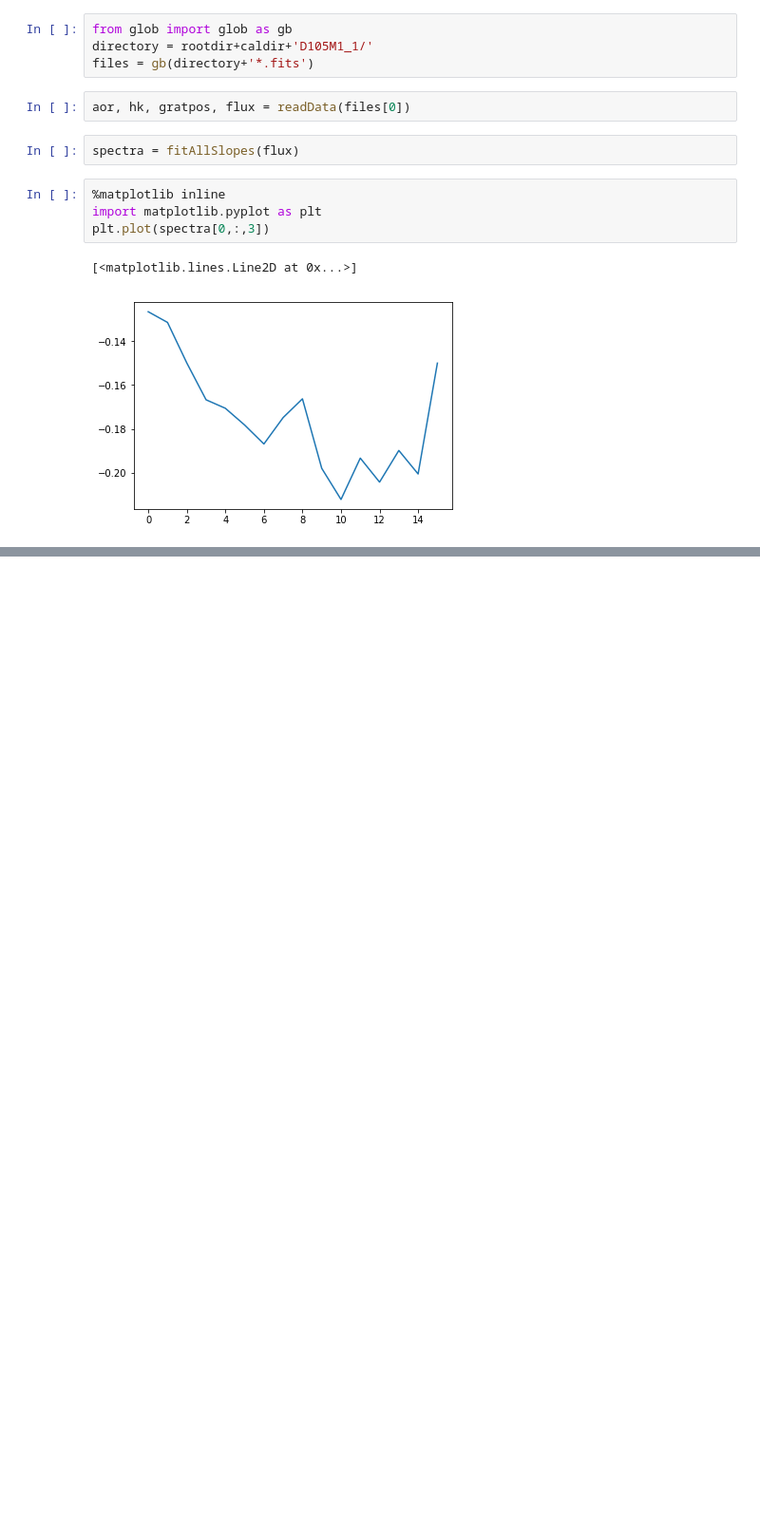
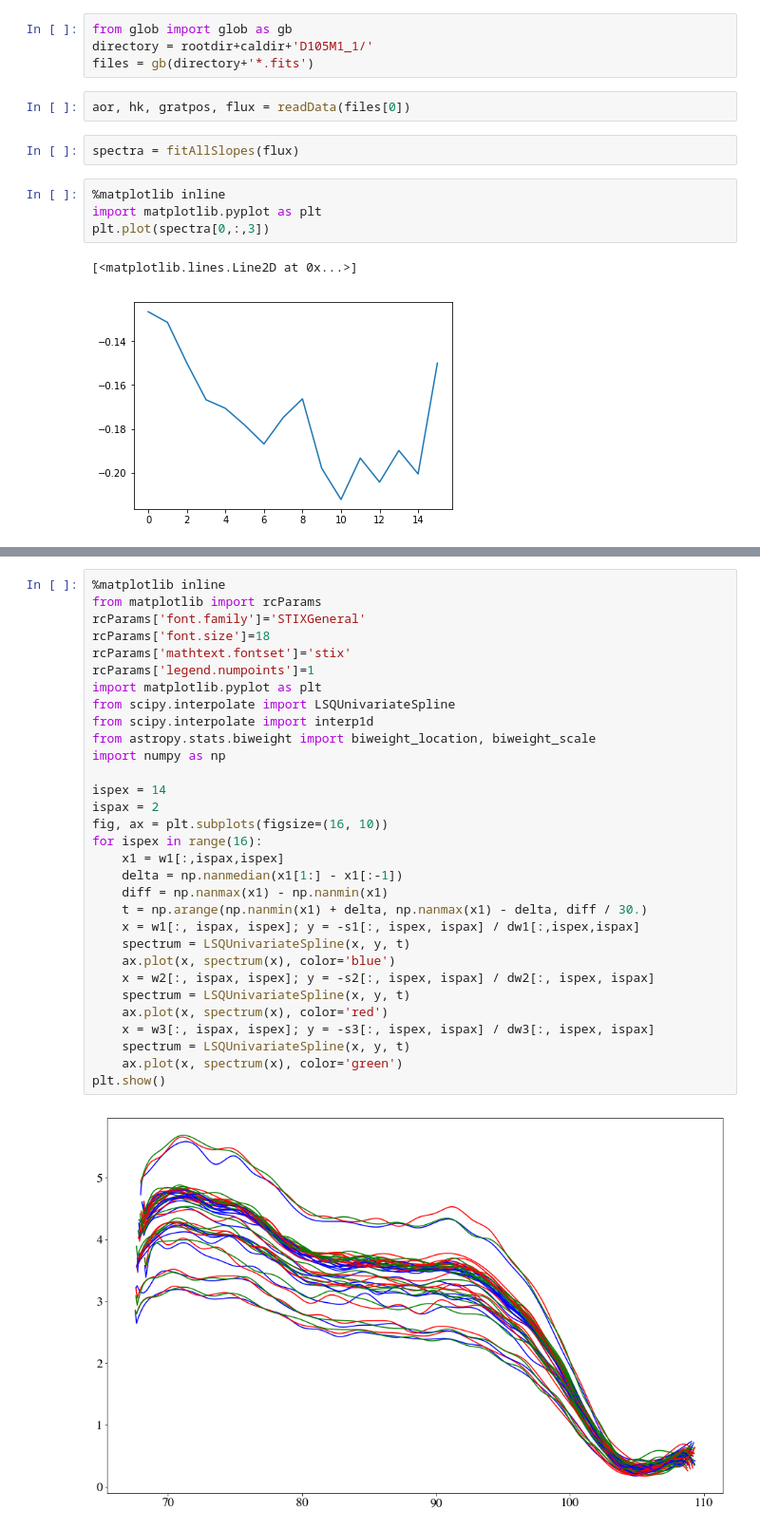
Before and after one commit to darioflute/fifipy, a Jupyter notebook: fifipy/examples/Example.ipynb, the cells around one changed output, grey strips where cells are left out. Shown at 95% size. Saved outputs shown, nothing was run; the diff lists cells and outputs as text; blank space fills up the shorter version.

```diff
--- a/fifipy/examples/Example.ipynb
+++ b/fifipy/examples/Example.ipynb
@@ -21,0 +129,33 @@ plt.plot(spectra[0,:,3])
+# %%
+%matplotlib inline
+from matplotlib import rcParams
+rcParams['font.family']='STIXGeneral'
+rcParams['font.size']=18
+rcParams['mathtext.fontset']='stix'
+rcParams['legend.numpoints']=1
+import matplotlib.pyplot as plt
+from scipy.interpolate import LSQUnivariateSpline
+from scipy.interpolate import interp1d
+from astropy.stats.biweight import biweight_location, biweight_scale
+import numpy as np
+
+ispex = 14
+ispax = 2
+fig, ax = plt.subplots(figsize=(16, 10))
+for ispex in range(16):
+    x1 = w1[:,ispax,ispex]
+    delta = np.nanmedian(x1[1:] - x1[:-1])
+    diff = np.nanmax(x1) - np.nanmin(x1)
+    t = np.arange(np.nanmin(x1) + delta, np.nanmax(x1) - delta, diff / 30.)
+    x = w1[:, ispax, ispex]; y = -s1[:, ispex, ispax] / dw1[:,ispex,ispax]
+    spectrum = LSQUnivariateSpline(x, y, t)
+    ax.plot(x, spectrum(x), color='blue')
+    x = w2[:, ispax, ispex]; y = -s2[:, ispex, ispax] / dw2[:, ispex, ispax]
+    spectrum = LSQUnivariateSpline(x, y, t)
+    ax.plot(x, spectrum(x), color='red')
+    x = w3[:, ispax, ispex]; y = -s3[:, ispex, ispax] / dw3[:, ispex, ispax]
+    spectrum = LSQUnivariateSpline(x, y, t)
+    ax.plot(x, spectrum(x), color='green')
+plt.show()
+# %% [output]
+[figure, added]
```
Also changed, not shown: parts of 15 cells of this notebook, 4 other files.
